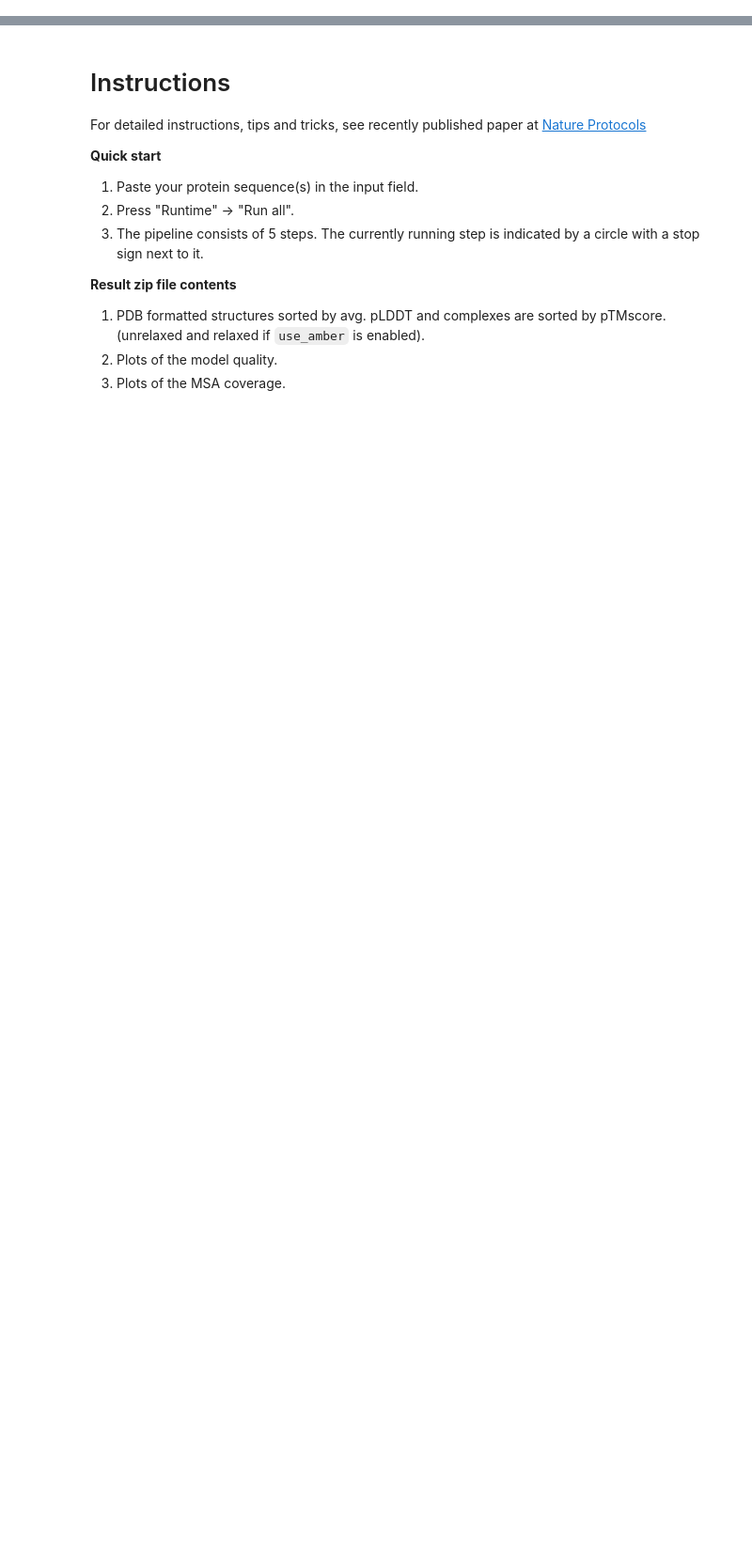
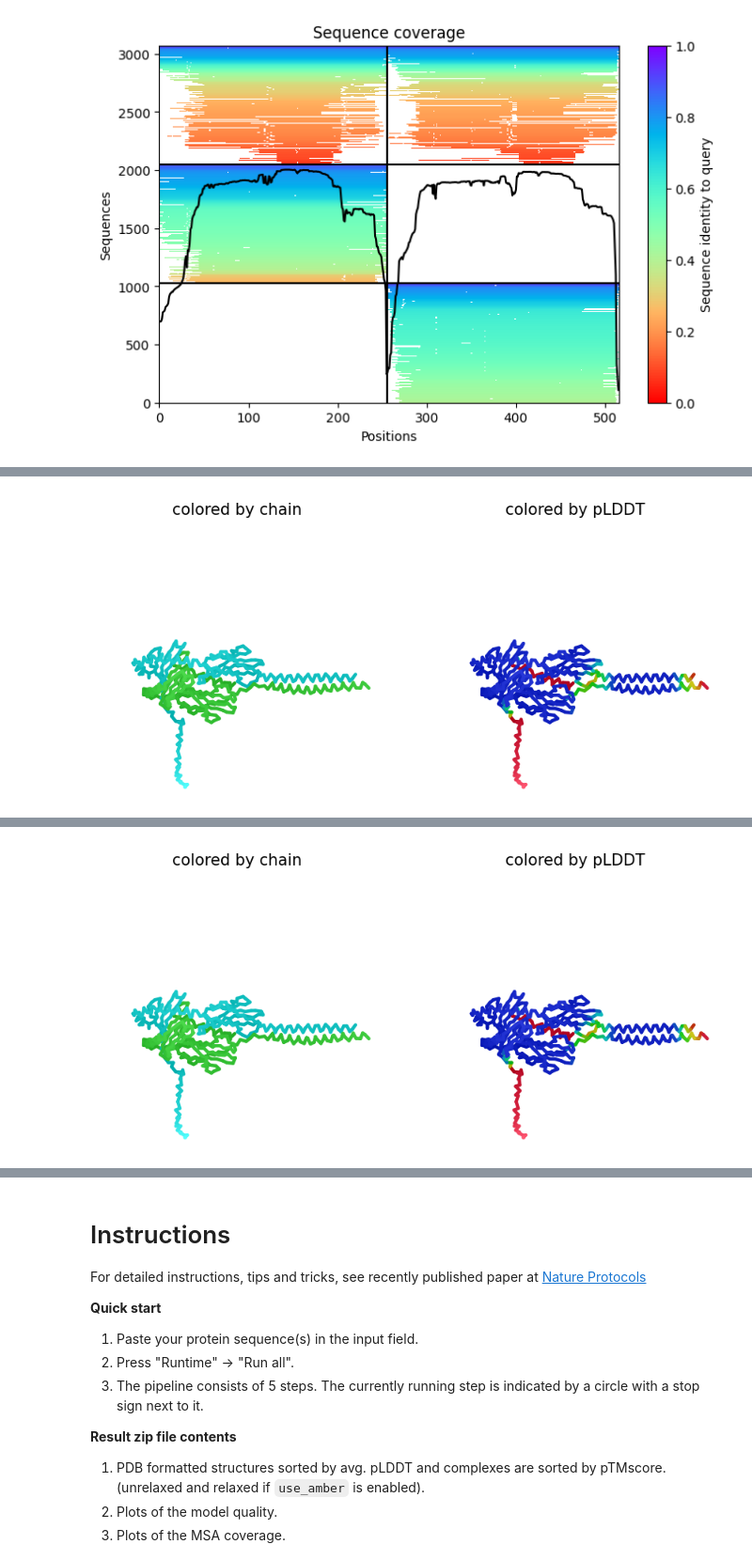
Before and after one commit to mnxenakis/HLA_Scaling, a Jupyter notebook: HLA-DQA1.ipynb, the cells around one changed output, grey strips where cells are left out. Shown at 94% size. Saved outputs shown, nothing was run; the diff lists cells and outputs as text; code cells hidden in the pictures; blank space fills up the shorter version.

```diff
--- a/HLA-DQA1.ipynb
+++ b/HLA-DQA1.ipynb
@@ -274,6 +273,9 @@ if "multimer" in model_type and max_msa is not None:
 else:
   use_cluster_profile = True
 
+# determine the nr of models
+num_models = 10
+
 download_alphafold_params(model_type, Path("."))
 results = run(
     queries=queries,
@@ -283,13 +285,14 @@ results = run(
     num_relax=num_relax,
     msa_mode=msa_mode,
     model_type=model_type,
-    num_models=50,
+#   num_models=num_models,
+    num_models=5,
     num_recycles=num_recycles,
     relax_max_iterations=relax_max_iterations,
     recycle_early_stop_tolerance=recycle_early_stop_tolerance,
     num_seeds=num_seeds,
     use_dropout=use_dropout,
-    model_order=[1,2,3,4,5]*10,
+    model_order=[1,2,3,4,5],
     is_complex=is_complex,
     data_dir=Path("."),
     keep_existing_results=False,
@@ -316,0 +320 @@ os.system(f"zip -r {results_zip} {jobname}")
+[figure, added]
@@ -317,0 +327 @@ os.system(f"zip -r {results_zip} {jobname}")
+[figure, added]
@@ -318,0 +333 @@ os.system(f"zip -r {results_zip} {jobname}")
+[figure, added]
```
Also changed, not shown: parts of 3 cells of this notebook.
